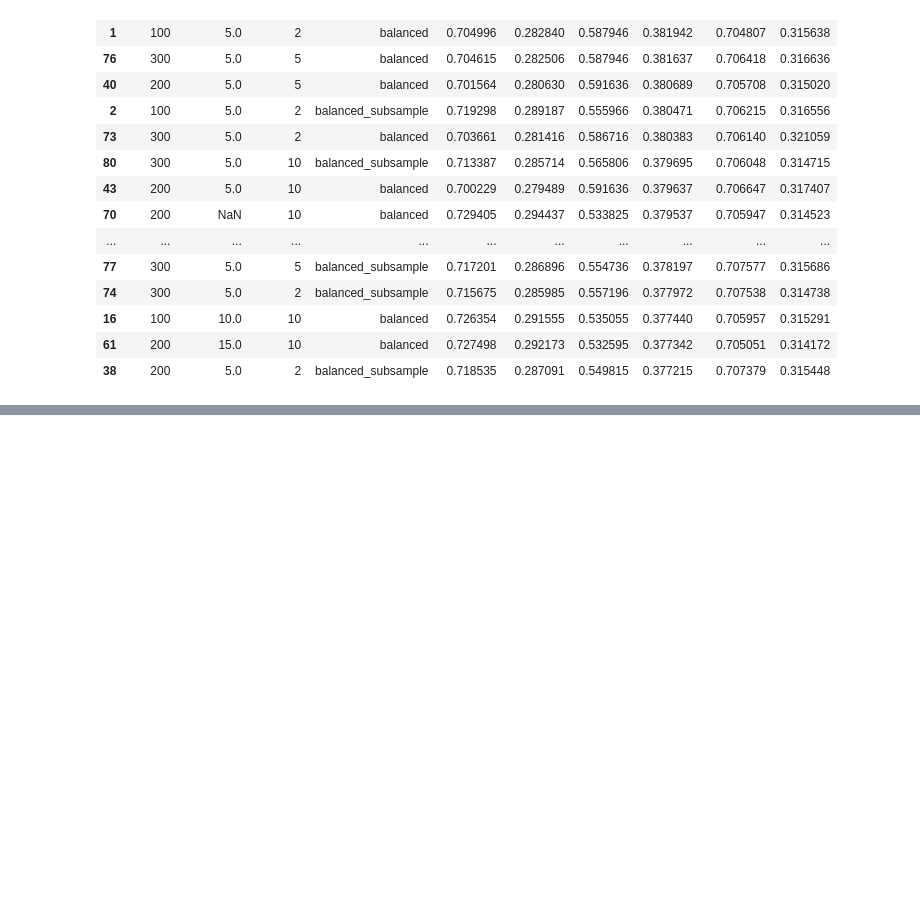
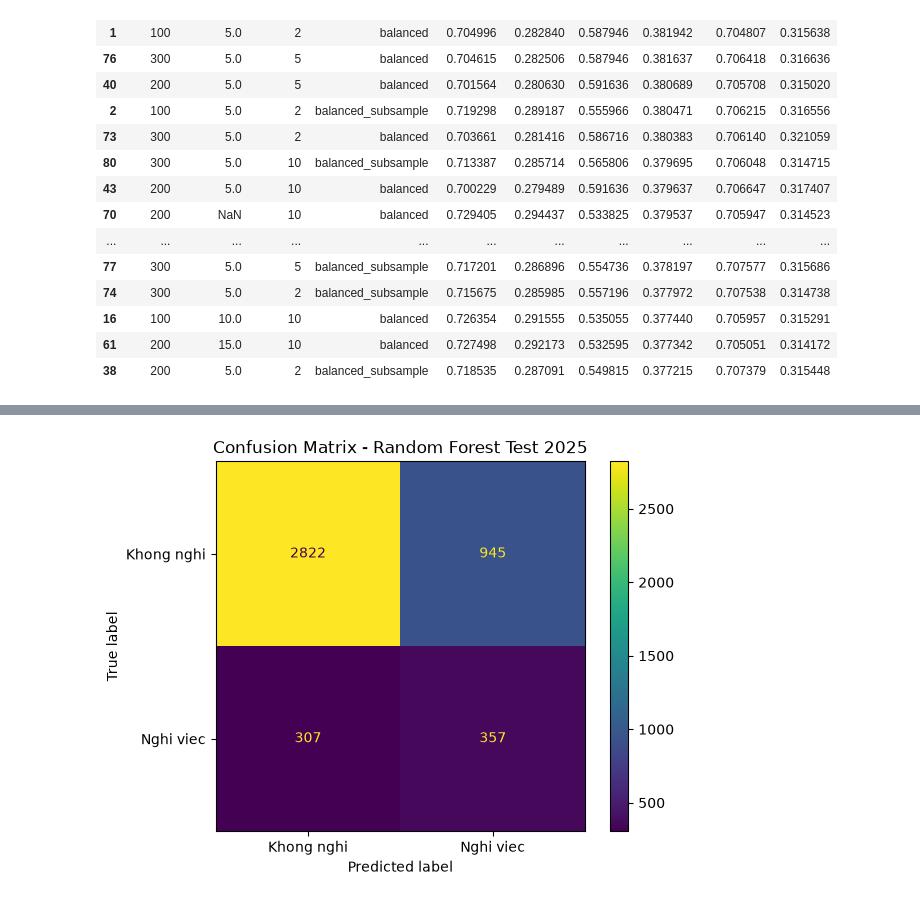
Before and after one commit to thanhbinh2505/employee-attrition-analytics, a Jupyter notebook: python/notebooks/04_tree.ipynb, the cells around one changed output, grey strips where cells are left out. Drawn from its saved outputs; the diff is of its cells as text; code cells hidden in the pictures; blank space fills up the shorter version.

Commit message:
update tree

```diff
--- a/python/notebooks/04_tree.ipynb
+++ b/python/notebooks/04_tree.ipynb
@@ -903,0 +990,4 @@ ket_qua_rf.sort_values(
+# %%
+ket_qua_rf_threshold = pd.DataFrame(
+    ket_qua_rf_threshold
+)
@@ -903,0 +1157,24 @@ ket_qua_rf.sort_values(
+# %%
+proba_rf_test = (
+    final_rf.predict_proba(
+        X_final_test_tree
+    )[:, 1]
+)
+pred_rf_test = (
+    proba_rf_test
+    >= BEST_RF_THRESHOLD
+).astype(int)
+# %%
+print(
+    classification_report(
+        y_final_test,
+        pred_rf_test,
+        digits=4
+    )
+)
+cm_rf = confusion_matrix(
+    y_final_test,
+    pred_rf_test
+)
+
+print(cm_rf)
@@ -903,0 +1193,18 @@ ket_qua_rf.sort_values(
+# %%
+disp = ConfusionMatrixDisplay(
+    confusion_matrix=cm_rf,
+    display_labels=[
+        "Khong nghi",
+        "Nghi viec"
+    ]
+)
+
+disp.plot()
+
+plt.title(
+    "Confusion Matrix - Random Forest Test 2025"
+)
+
+plt.show()
+# %% [output]
+[figure, added]
```
Also changed, not shown: parts of 11 cells of this notebook, 47 other files.
